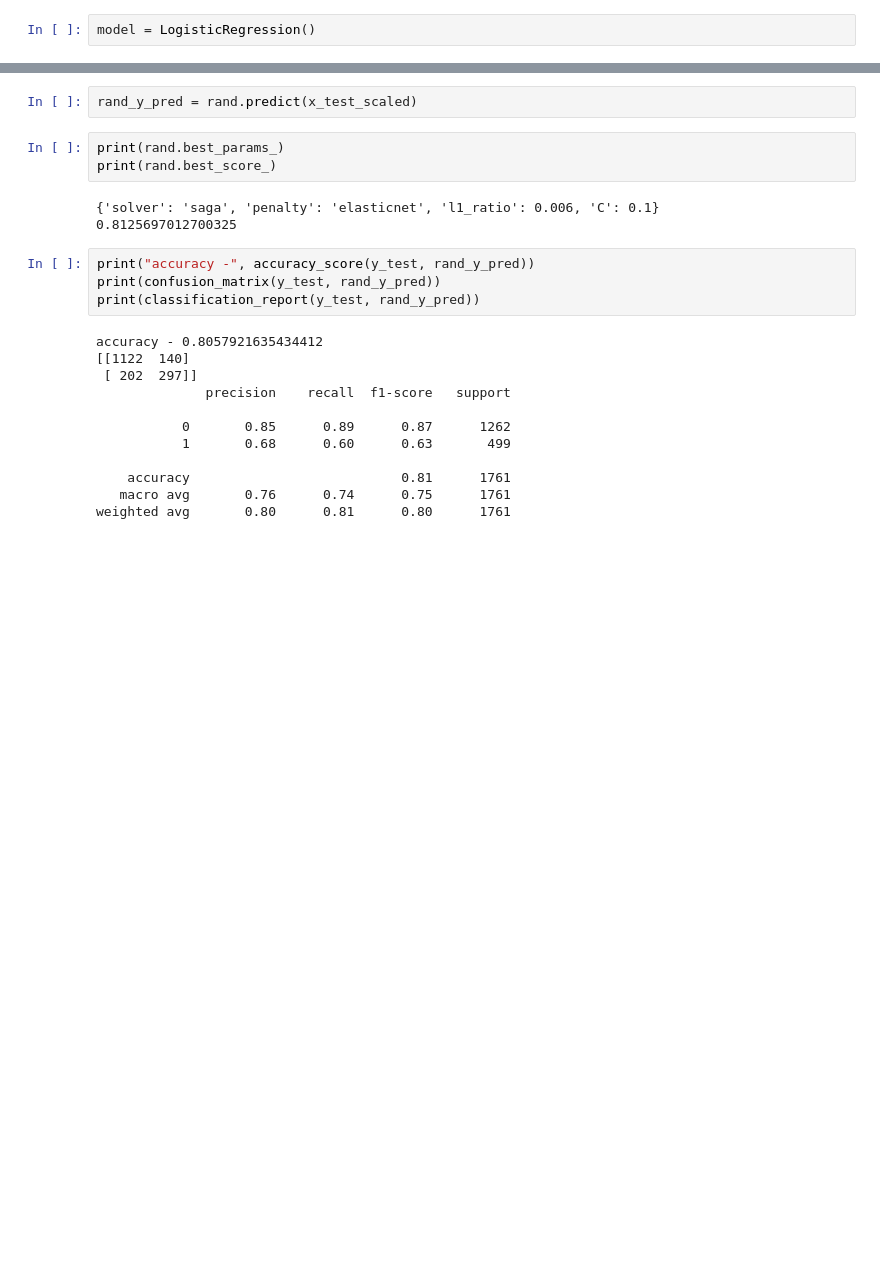
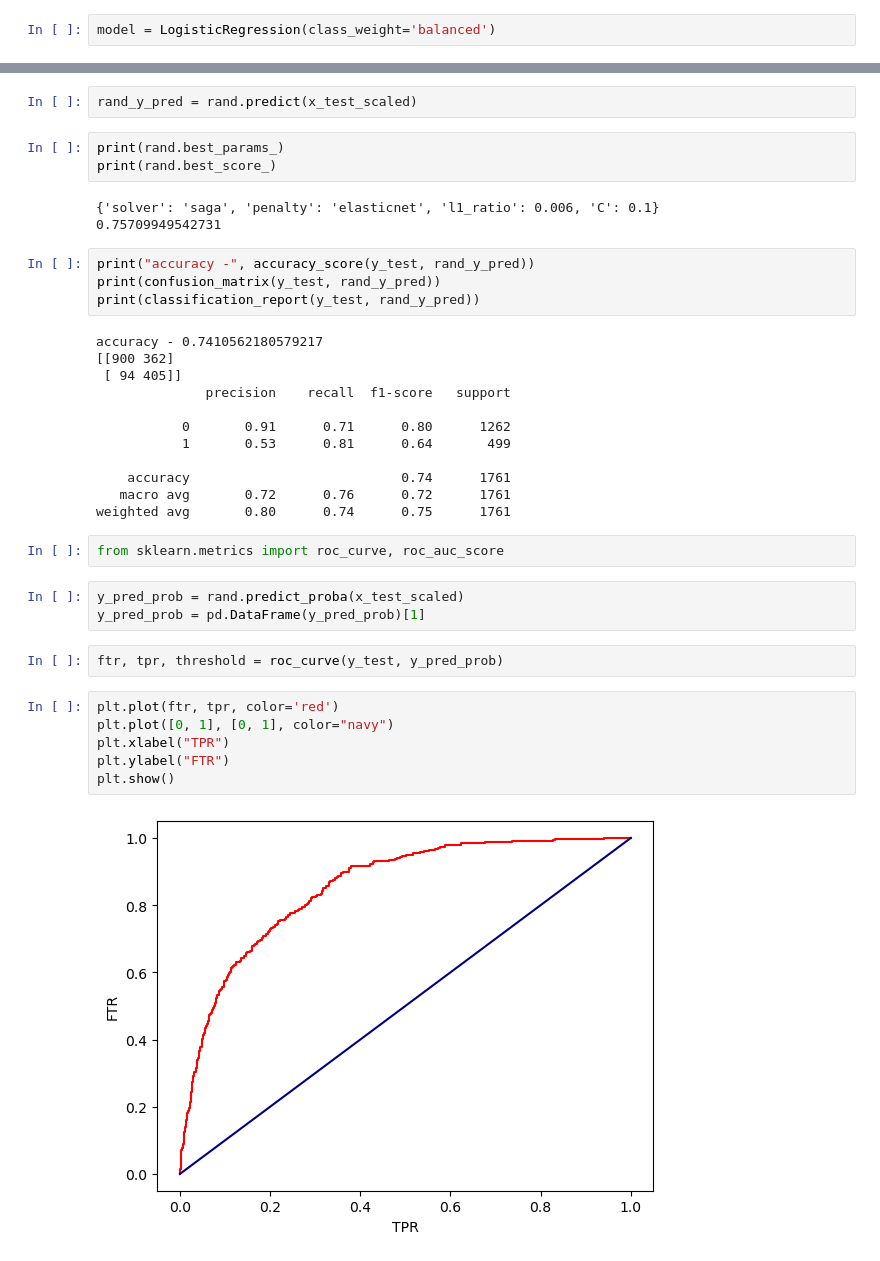
Before and after one commit to AnupamPayra/ML-Learning-Journey, a Jupyter notebook: 03-Logistic Regression/02-Telco-Customer-Churn/Model-Training.ipynb, the cells around one changed output, grey strips where cells are left out. Cells and saved outputs as stored; diff of their text form; blank space fills up the shorter version.

Commit message:
Model Evaluation

```diff
--- a/03-Logistic Regression/02-Telco-Customer-Churn/Model-Training.ipynb
+++ b/03-Logistic Regression/02-Telco-Customer-Churn/Model-Training.ipynb
@@ -179,7 +186,7 @@ weighted avg       0.80      0.81      0.80      1761
 # %%
 from sklearn.model_selection import RandomizedSearchCV
 # %%
-model = LogisticRegression()
+model = LogisticRegression(class_weight='balanced')
 # %%
 rand = RandomizedSearchCV(estimator=model, param_distributions=param, cv=cv, scoring='accuracy', n_jobs=-1)
 # %%
@@ -208,20 +216,35 @@ print(rand.best_params_)
 print(rand.best_score_)
 # %% [output]
 {'solver': 'saga', 'penalty': 'elasticnet', 'l1_ratio': 0.006, 'C': 0.1}
-0.8125697012700325
+0.75709949542731
 # %%
 print("accuracy -", accuracy_score(y_test, rand_y_pred))
 print(confusion_matrix(y_test, rand_y_pred))
 print(classification_report(y_test, rand_y_pred))
 # %% [output]
-accuracy - 0.8057921635434412
-[[1122  140]
- [ 202  297]]
+accuracy - 0.7410562180579217
+[[900 362]
+ [ 94 405]]
               precision    recall  f1-score   support
 
-           0       0.85      0.89      0.87      1262
-           1       0.68      0.60      0.63       499
+           0       0.91      0.71      0.80      1262
+           1       0.53      0.81      0.64       499
 
-    accuracy                           0.81      1761
-   macro avg       0.76      0.74      0.75      1761
-weighted avg       0.80      0.81      0.80      1761
+    accuracy                           0.74      1761
+   macro avg       0.72      0.76      0.72      1761
+weighted avg       0.80      0.74      0.75      1761
+# %%
+from sklearn.metrics import roc_curve, roc_auc_score
+# %%
+y_pred_prob = rand.predict_proba(x_test_scaled)
+y_pred_prob = pd.DataFrame(y_pred_prob)[1]
+# %%
+ftr, tpr, threshold = roc_curve(y_test, y_pred_prob)
+# %%
+plt.plot(ftr, tpr, color='red')
+plt.plot([0, 1], [0, 1], color="navy")
+plt.xlabel("TPR")
+plt.ylabel("FTR")
+plt.show()
+# %% [output]
+[figure, added]
```
Also changed, not shown: parts of 5 cells of this notebook, 4 other files.
